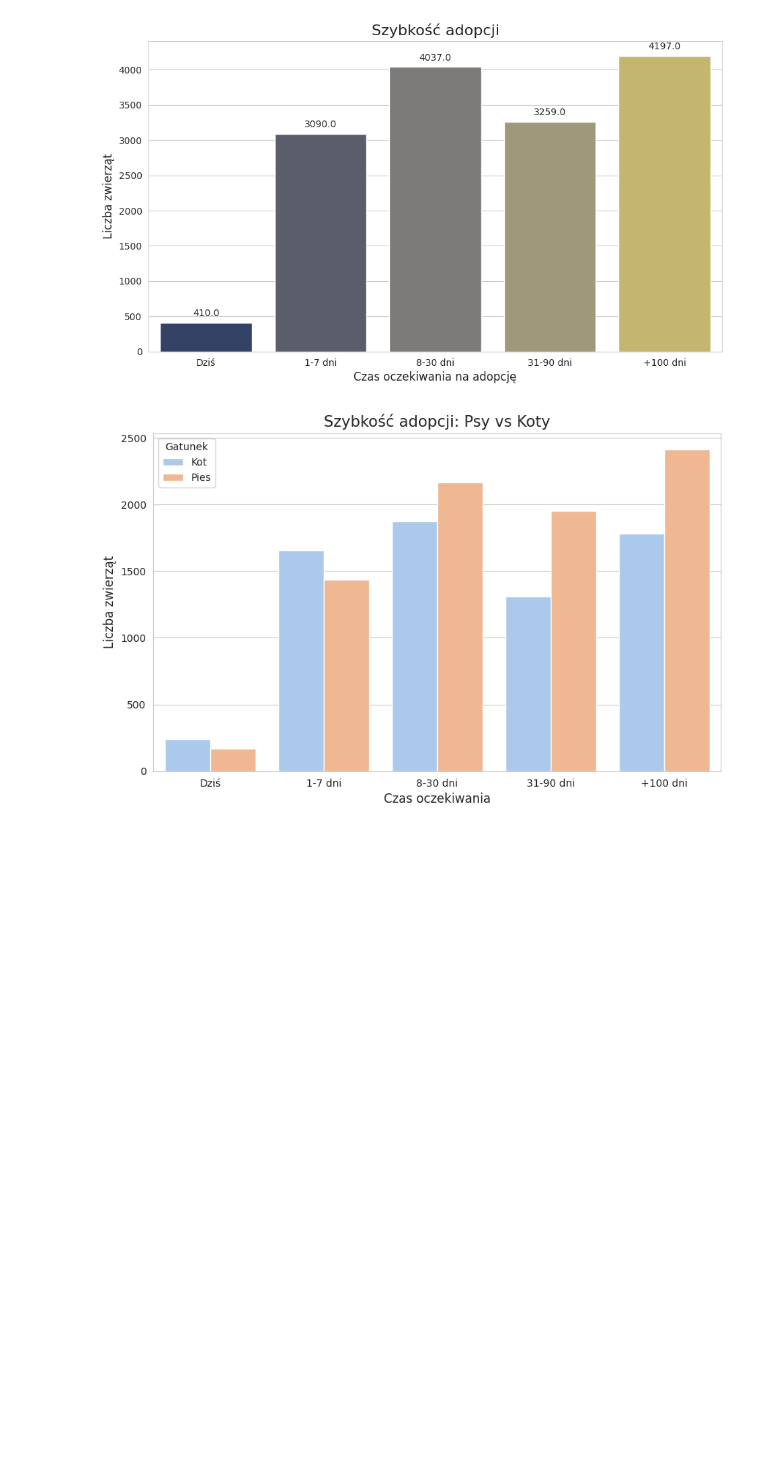
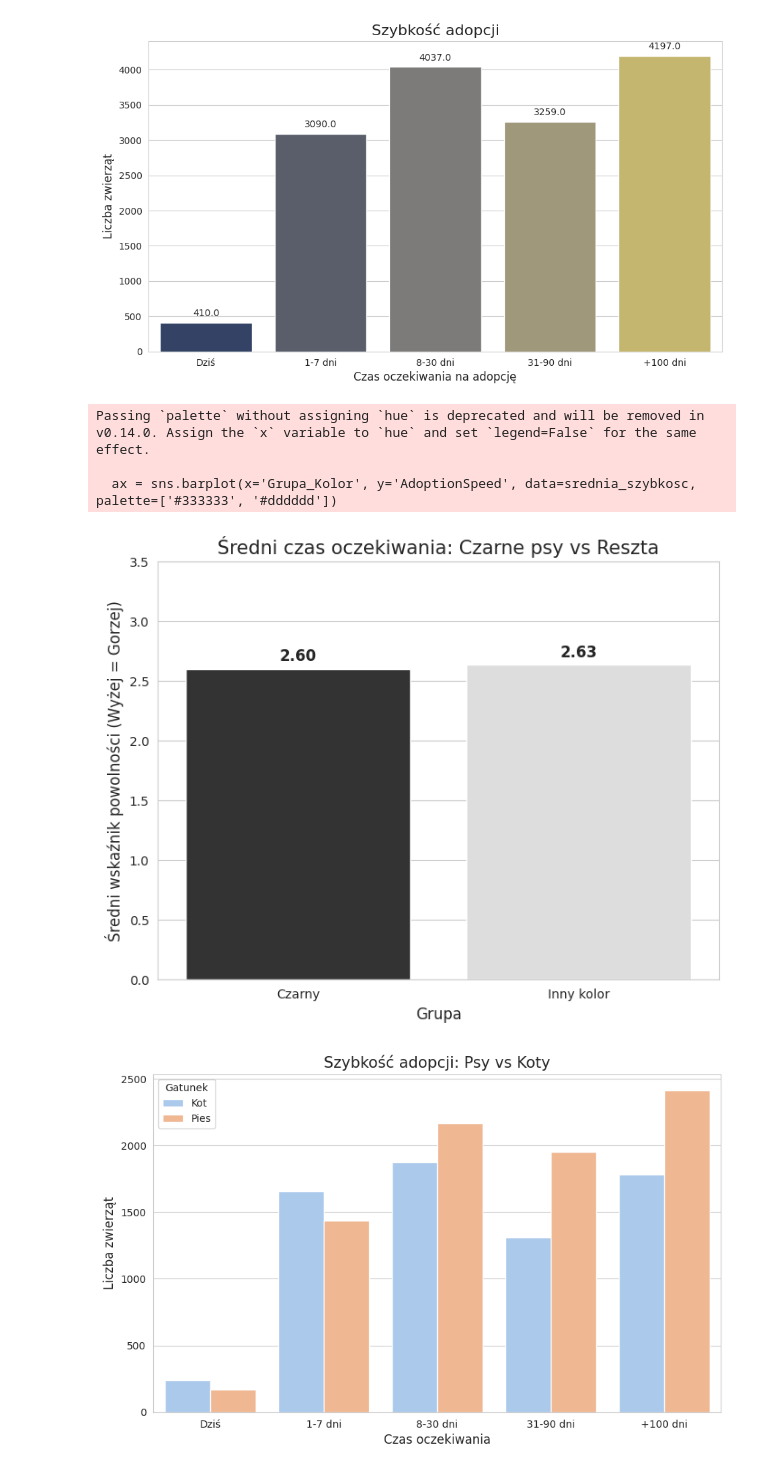
Before and after one commit to trozmarynowski/Projekt-Zaliczeniony-Merito, a Jupyter notebook: Untitled85.ipynb, the cells around one changed output. Drawn from its saved outputs; the diff is of its cells as text; code cells hidden in the pictures; blank space fills up the shorter version.

```diff
--- a/Untitled85.ipynb
+++ b/Untitled85.ipynb
@@ -90,6 +90,43 @@ Passing `palette` without assigning `hue` is deprecated and will be removed in v
 
   ax = sns.countplot(x='AdoptionSpeed', data=df, palette='cividis')
 [figure]
+# %%
+
+# 1. Wybieram psy
+psy = df[df['Type'] == 1].copy()
+
+# 2. Dzielę na "Czarny" i "Inny"
+psy['Grupa_Kolor'] = psy['Color1_Name'].apply(lambda x: 'Czarny' if x == 'Black'
+                                              else 'Inny kolor')
+
+# 3. Liczę średnią ocenę szybkości (im wyższa liczba, tym wolniejsza adopcja)
+# Reset_index jest potrzebny, żeby zrobić z tego ładną tabelkę do wykresu
+srednia_szybkosc = psy.groupby('Grupa_Kolor')['AdoptionSpeed'].mean().reset_index()
+
+plt.figure(figsize=(8, 6))
+
+# 4. Rysuję dwa proste słupki
+ax = sns.barplot(x='Grupa_Kolor', y='AdoptionSpeed', data=srednia_szybkosc, palette=['#333333', '#dddddd'])
+# Użyłem kolorów: Ciemnoszary dla czarnych psów i Jasnoszary dla reszty - żeby było intuicyjnie
+
+plt.title('Średni czas oczekiwania: Czarne psy vs Reszta', fontsize=15)
+plt.xlabel('Grupa', fontsize=12)
+plt.ylabel('Średni wskaźnik powolności (Wyżej = Gorzej)', fontsize=12)
+
+# Ustawiam zakres osi Y od 0 do 4 (bo taka jest skala), żeby nie przekłamywać
+plt.ylim(0, 3.5)
+
+# Dodaję konkretne liczby na słupkach
+for p in ax.patches:
+    ax.annotate(f'{p.get_height():.2f}', (p.get_x() + p.get_width() / 2., p.get_height()),
+                ha='center', va='center', xytext=(0, 10), textcoords='offset points', fontsize=12, fontweight='bold')
+
+plt.show()
+# %% [output]
+Passing `palette` without assigning `hue` is deprecated and will be removed in v0.14.0. Assign the `x` variable to `hue` and set `legend=False` for the same effect.
+
+  ax = sns.barplot(x='Grupa_Kolor', y='AdoptionSpeed', data=srednia_szybkosc, palette=['#333333', '#dddddd'])
+[figure, added]
 # %%
 
 
```
Also changed, not shown: parts of 1 cell of this notebook.
